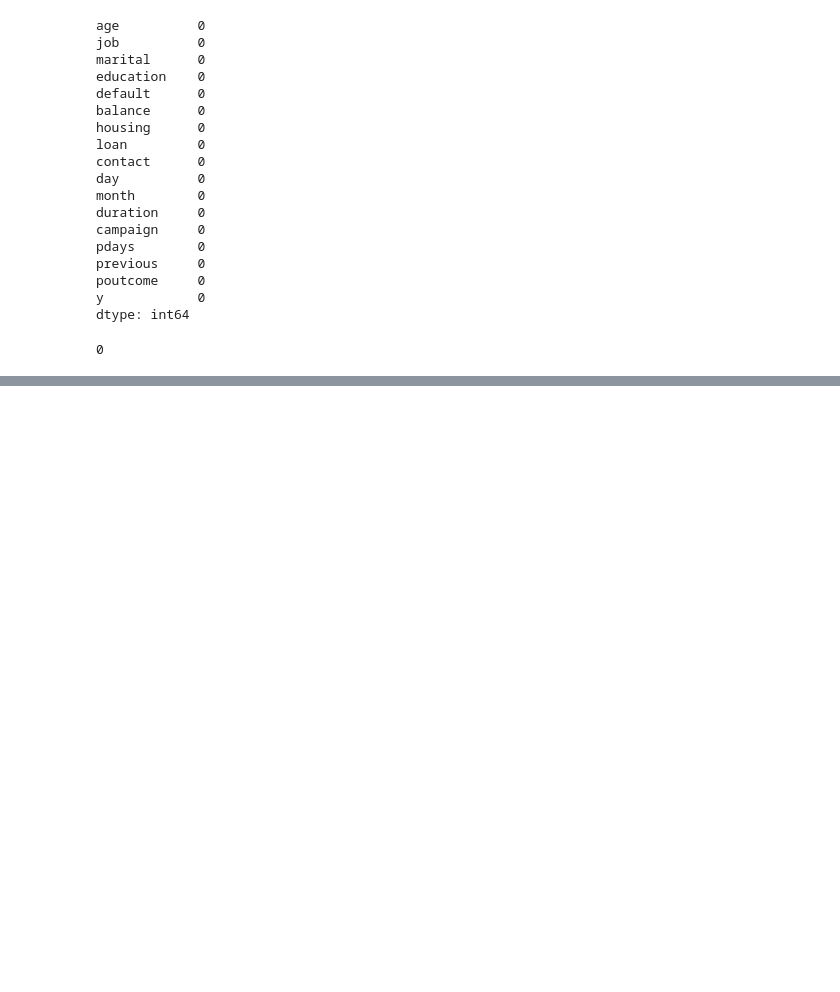
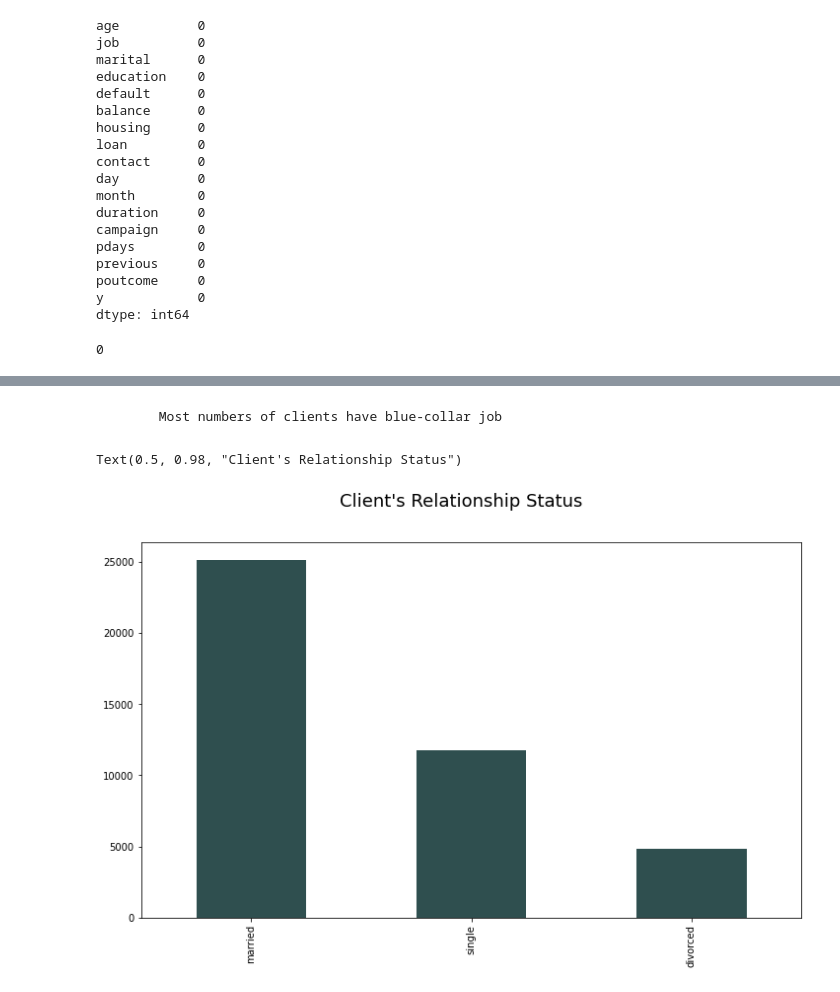
Before and after one commit to ajayn3300/Bank-Marketing-Effectiveness-Prediction---Classification, a Jupyter notebook: Bank_Marketing_Effectiveness_Prediction_Capstone_Project.ipynb, the cells around one changed output, grey strips where cells are left out. Cells and saved outputs as stored; diff of their text form; code cells hidden in the pictures; blank space fills up the shorter version.

```diff
--- a/Bank_Marketing_Effectiveness_Prediction_Capstone_Project.ipynb
+++ b/Bank_Marketing_Effectiveness_Prediction_Capstone_Project.ipynb
@@ -165,0 +207,10 @@ len(data[data['pdays']>200])
+# %% [markdown]
+          Most numbers of clients have blue-collar job
+# %%
+# Client's relationship status
+plt.figure(figsize=(12,7))
+data.marital.value_counts().plot(kind='bar',color='darkslategrey')
+plt.suptitle("Client's Relationship Status",fontsize=18)
+# %% [output]
+Text(0.5, 0.98, "Client's Relationship Status")
+[figure, added]
```
Also changed, not shown: parts of 37 cells of this notebook.
